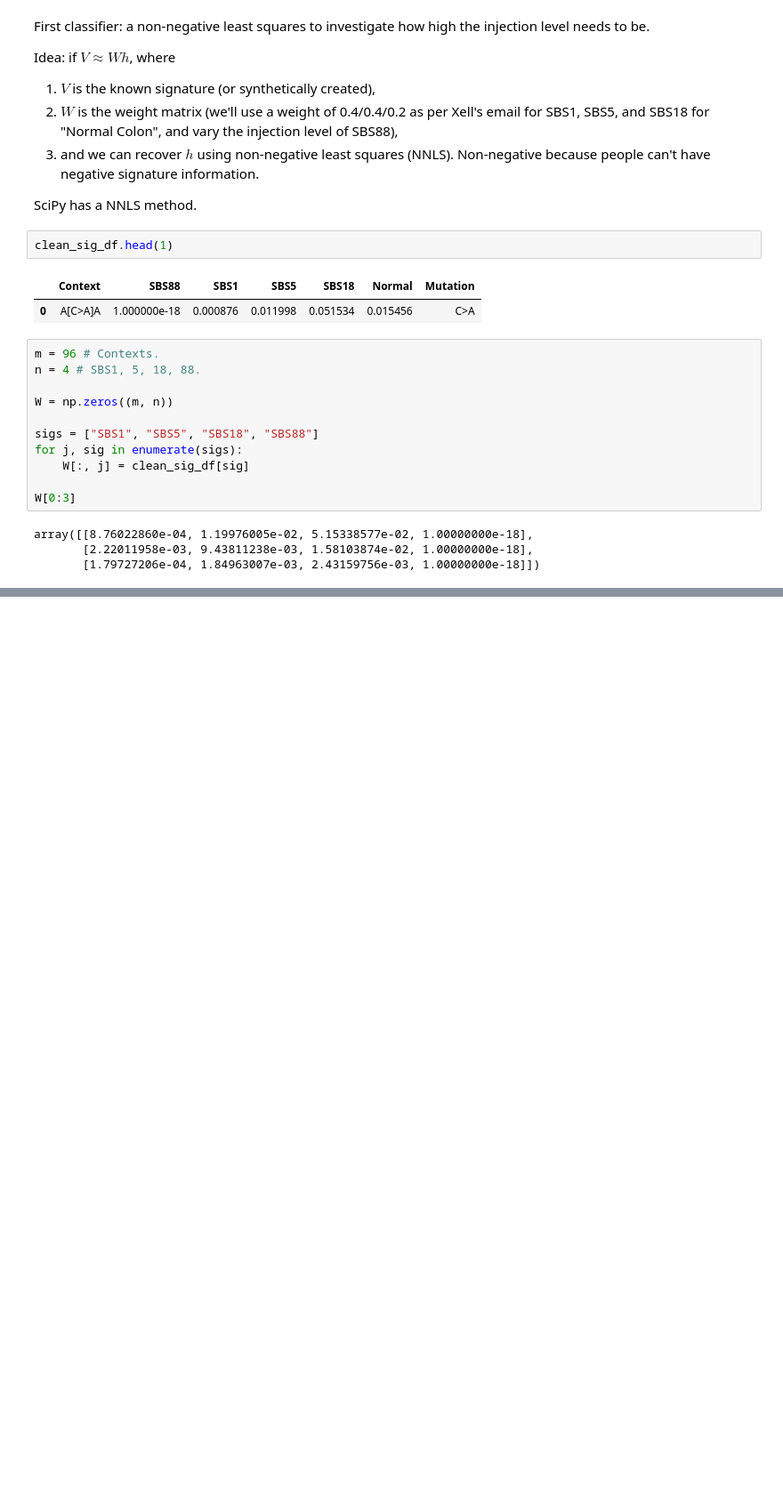
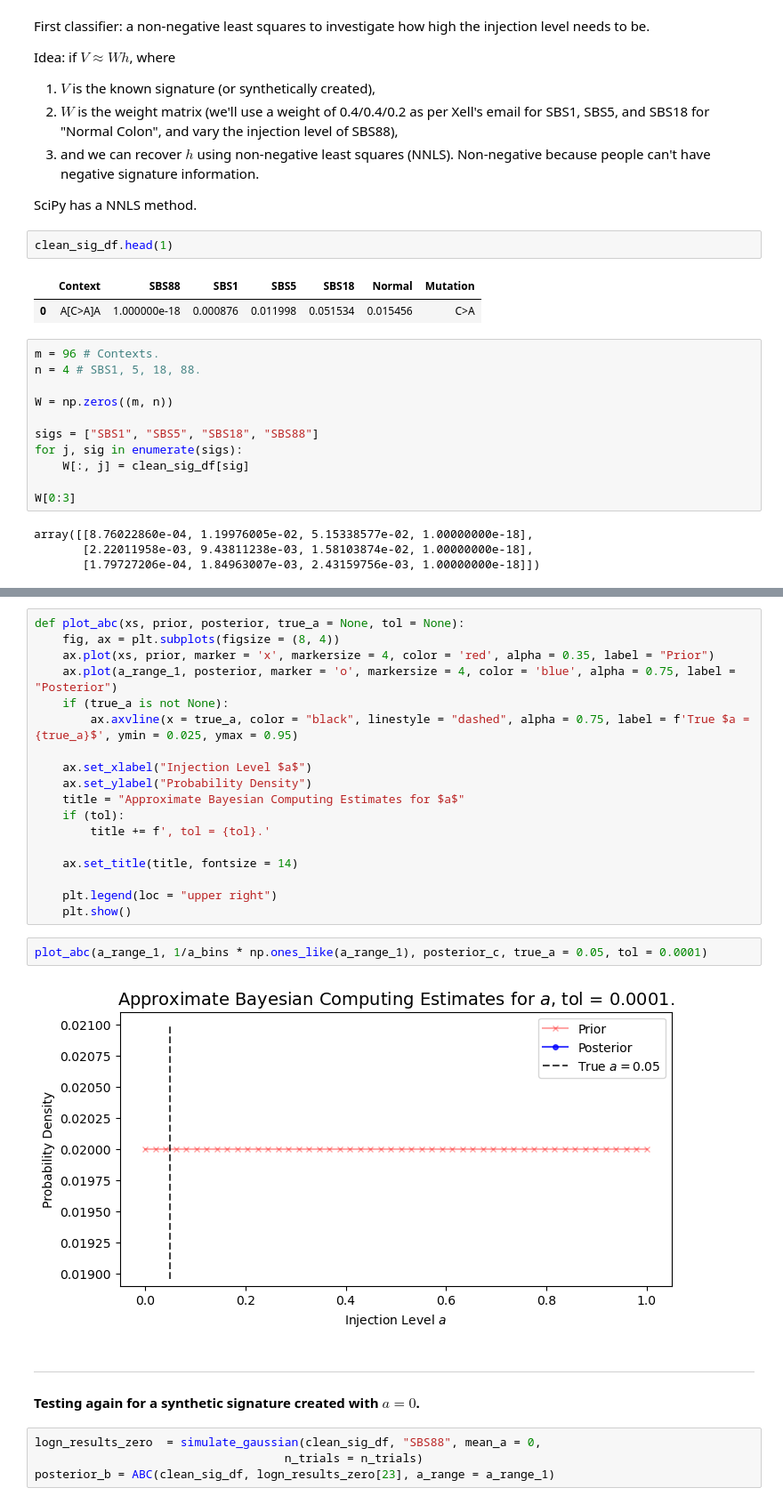
Before and after one commit to fredwdickinson/rscam-g6, a Jupyter notebook: Notebooks/compare_dists.ipynb, the cells around one changed output, grey strips where cells are left out. Shown at 89% size. Saved outputs shown, nothing was run; the diff lists cells and outputs as text; blank space fills up the shorter version.

```diff
--- a/Notebooks/compare_dists.ipynb
+++ b/Notebooks/compare_dists.ipynb
@@ -223,0 +361,29 @@ plt.show()
+# %%
+def plot_abc(xs, prior, posterior, true_a = None, tol = None):
+    fig, ax = plt.subplots(figsize = (8, 4))
+    ax.plot(xs, prior, marker = 'x', markersize = 4, color = 'red', alpha = 0.35, label = "Prior")
+    ax.plot(a_range_1, posterior, marker = 'o', markersize = 4, color = 'blue', alpha = 0.75, label = "Posterior")
+    if (true_a is not None):
+        ax.axvline(x = true_a, color = "black", linestyle = "dashed", alpha = 0.75, label = f'True $a = {true_a}$', ymin = 0.025, ymax = 0.95)
+
+    ax.set_xlabel("Injection Level $a$")
+    ax.set_ylabel("Probability Density")
+    title = "Approximate Bayesian Computing Estimates for $a$"
+    if (tol):
+        title += f', tol = {tol}.'
+
+    ax.set_title(title, fontsize = 14)
+
+    plt.legend(loc = "upper right")
+    plt.show()
+# %%
+plot_abc(a_range_1, 1/a_bins * np.ones_like(a_range_1), posterior_c, true_a = 0.05, tol = 0.0001)
+# %% [output]
+[figure, added]
+# %% [markdown]
+---
+#### Testing again for a synthetic signature created with $a = 0$.
+# %%
+logn_results_zero  = simulate_gaussian(clean_sig_df, "SBS88", mean_a = 0,
+                                    n_trials = n_trials)
+posterior_b = ABC(clean_sig_df, logn_results_zero[23], a_range = a_range_1)
```
Also changed, not shown: parts of 13 cells of this notebook, 1 other file.
